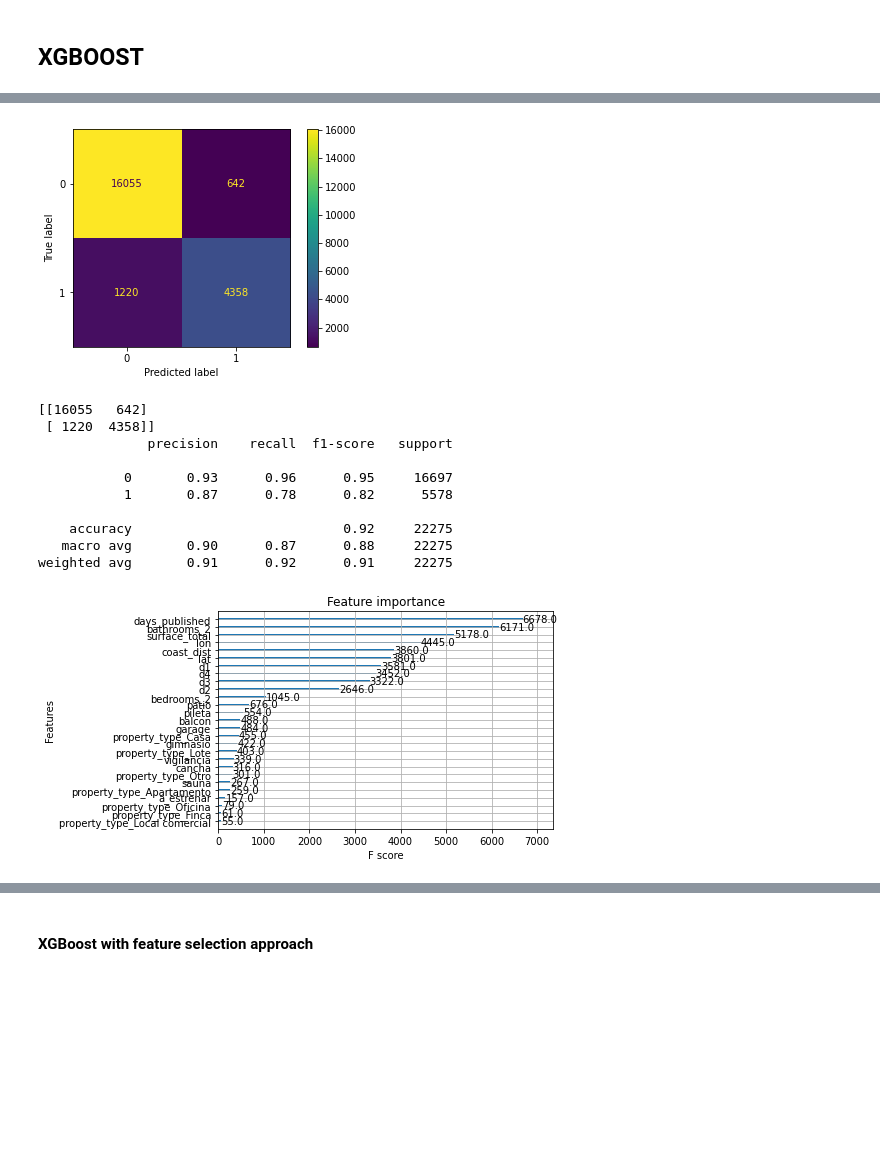
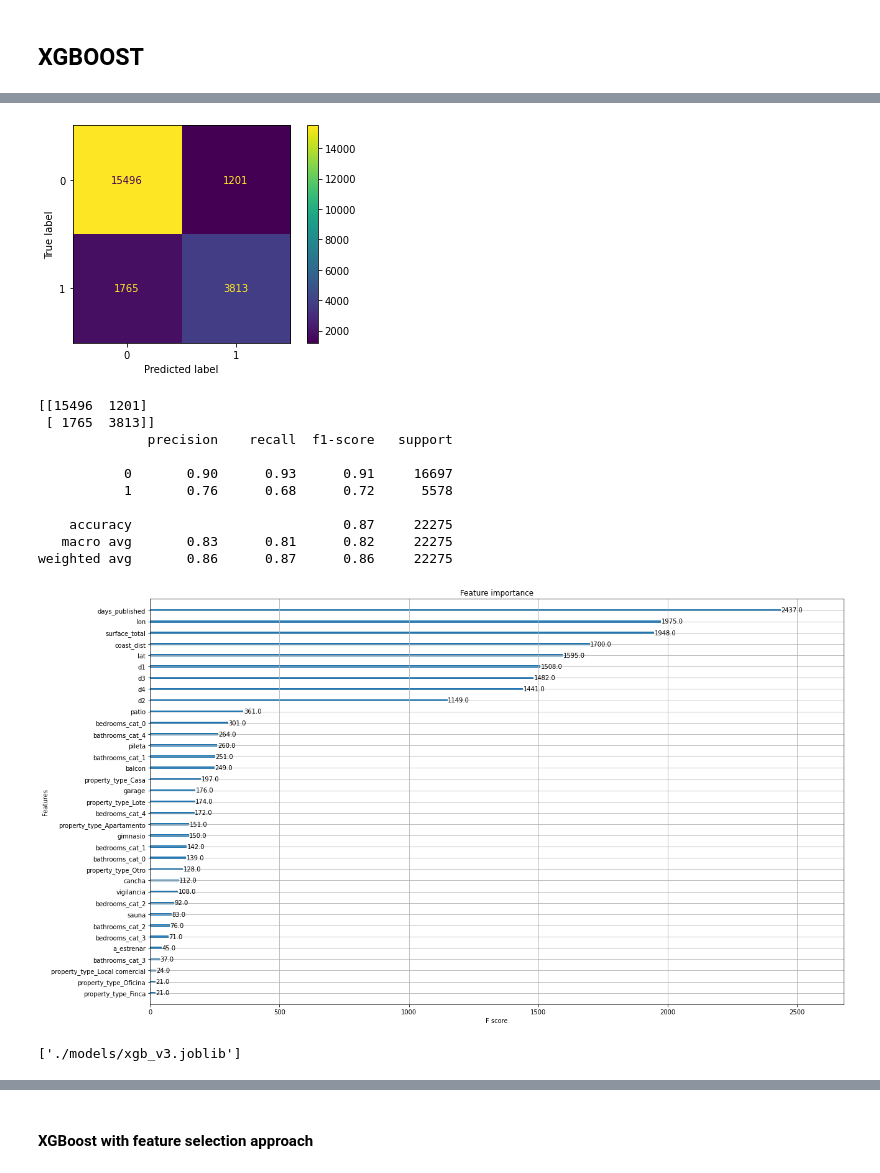
Before and after one commit to maicobernal/real_state_colombia, a Jupyter notebook: notebook 4.ipynb, the cells around one changed output, grey strips where cells are left out. Saved outputs shown, nothing was run; the diff lists cells and outputs as text; code cells hidden in the pictures; blank space fills up the shorter version.

```diff
--- a/notebook 4.ipynb
+++ b/notebook 4.ipynb
@@ -106,7 +106,7 @@ print(test.shape)
 ### ONE HOT ENCODING FOR VARIABLES
 # %%
 ohe = OneHotEncoder(sparse=False)
-to_transform = ['property_type']#, 'bathrooms_cat', 'bedrooms_cat']
+to_transform = ['property_type', 'bathrooms_cat', 'bedrooms_cat']
 X = ohe.fit_transform(train[to_transform])
 X = pd.DataFrame(X, columns=ohe.get_feature_names_out(to_transform))
 train = pd.concat([train, X], axis=1)
@@ -423,10 +426,10 @@ print("All Parameters: {}".format(tuning.get_params()))
 from sklearn.ensemble import RandomForestClassifier
 
 rf = RandomForestClassifier(bootstrap=False,
-                            max_depth=None,
+                            max_depth=30,
                             max_features='sqrt',
                             min_samples_leaf=1,
-                            min_samples_split=10,
+                            min_samples_split=5,
                             n_estimators=600,
                             random_state=123)
 
@@ -653,7 +772,7 @@ gbm_param_grid = {'learning_rate': [0.01,0.1,0.5,0.9],
 gbm = xgb.XGBClassifier(objective='binary:logistic')
 
 #grid_class = GridSearchCV(estimator=gbm,param_grid=gbm_param_grid, scoring='accuracy', cv=3, verbose=1)
-grid_class = RandomizedSearchCV(estimator=gbm,param_distributions=gbm_param_grid, scoring='accuracy', cv=5, verbose=1, n_iter=100, n_jobs=-1)
+grid_class = RandomizedSearchCV(estimator=gbm,param_distributions=gbm_param_grid, scoring='accuracy', cv=3, verbose=1, n_iter=50, n_jobs=-1)
 
 grid_class.fit(X_train, y_train)
 
@@ -691,11 +813,11 @@ Best accuracy found:  0.8876729621069932
 # Split the data into training and test sets
 
 xg_cl = xgb.XGBClassifier(objective='binary:logistic',
-                        n_estimators=200,
+                        n_estimators=100,
                         seed=123,
-                        learning_rate=0.1,
+                        learning_rate=0.5,
                         subsample=0.9,
-                        colsample_bytree_vals=0.5,
+                        colsample_bytree_vals=0.1,
                         max_depth=10)
 
 xg_cl.fit(X_train, y_train)
@@ -721,20 +843,26 @@ from sklearn.metrics import classification_report, confusion_matrix
 print(confusion_matrix(y_test, preds_xgb))
 print(classification_report(y_test, preds_xgb))
 # %% [output]
-[figure, old version]
+[figure, new version]
-[[16055   642]
- [ 1220  4358]]
+[[15496  1201]
+ [ 1765  3813]]
               precision    recall  f1-score   support
 
-           0       0.93      0.96      0.95     16697
-           1       0.87      0.78      0.82      5578
+           0       0.90      0.93      0.91     16697
+           1       0.76      0.68      0.72      5578
 
-    accuracy                           0.92     22275
-   macro avg       0.90      0.87      0.88     22275
-weighted avg       0.91      0.92      0.91     22275
+    accuracy                           0.87     22275
+   macro avg       0.83      0.81      0.82     22275
+weighted avg       0.86      0.87      0.86     22275
 # %%
 # Plot the feature importances
-xgb.plot_importance(xg_cl)
+fig, ax = plt.subplots(figsize=(20, 12))
+xgb.plot_importance(xg_cl, ax=ax)
 plt.show()
 # %% [output]
-[figure, old version]
+[figure, new version]
+# %%
+from joblib import dump, load
+dump(xg_cl, './models/xgb_v3.joblib')
+# %% [output]
+['./models/xgb_v3.joblib']
```
Also changed, not shown: parts of 41 cells of this notebook, 16 other files.
